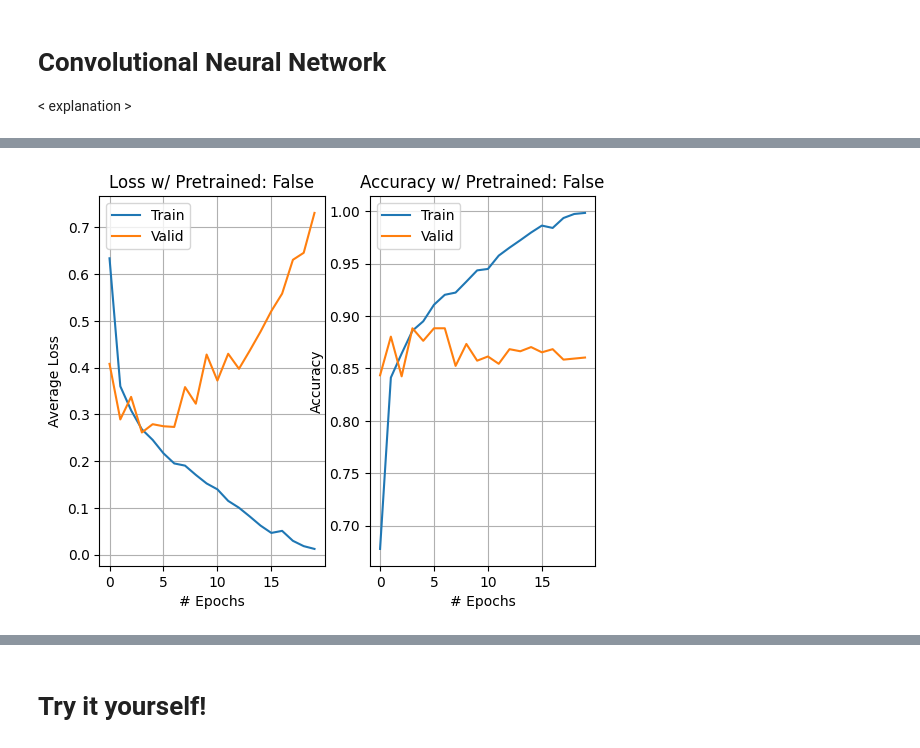
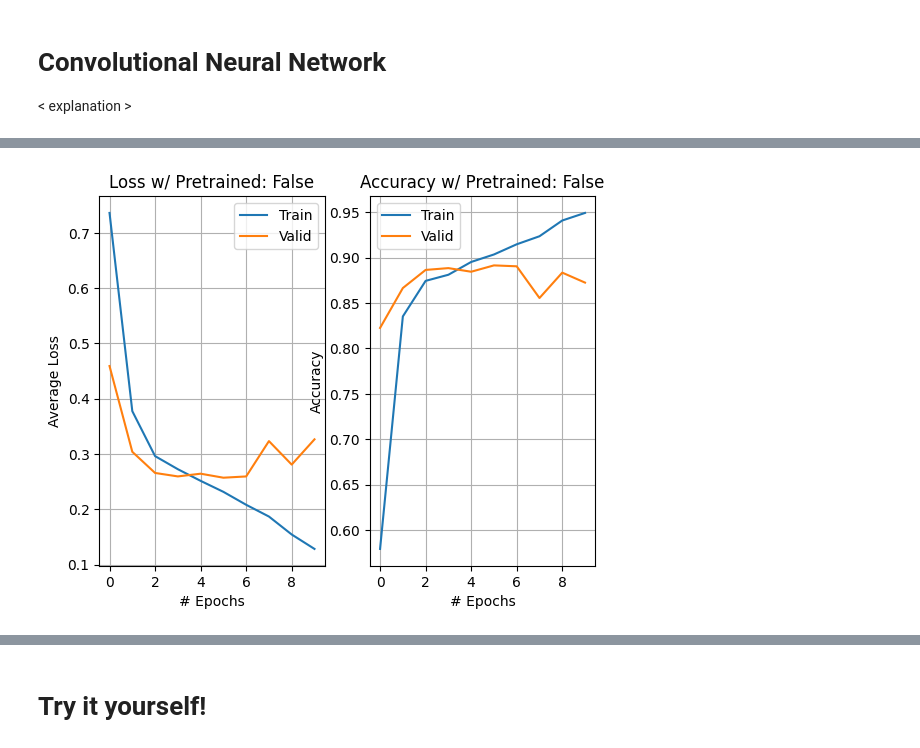
Before and after one commit to SKam23/Smile-Detector, a Jupyter notebook: 10315_Final_Project.ipynb, the cells around one changed output, grey strips where cells are left out. Cells and saved outputs as stored; diff of their text form; code cells hidden in the pictures.

```diff
--- a/10315_Final_Project.ipynb
+++ b/10315_Final_Project.ipynb
@@ -147,7 +146,9 @@ class CNN(nn.Module):
         super(CNN, self).__init__()
         self.conv1 = nn.Conv2d(3, 32, kernel_size=3, padding=1)
         self.conv2 = nn.Conv2d(32, 64, kernel_size=3, padding=1)
-        self.fc1 = nn.Linear(64 * 44 * 44, 2)
+        self.fc1 = nn.Linear(64 * 44 * 44, 128)
+        self.fc2 = nn.Linear(128, 2)
+        self.dropout = nn.Dropout(p=0.5)
 
     def forward(self, x):
         x = F.relu(self.conv1(x))
@@ -155,5 +156,27 @@ class CNN(nn.Module):
         x = F.relu(self.conv2(x))
         x = F.max_pool2d(x, 2)
         x = x.view(x.size(0), -1)
-        x = self.fc1(x)
+        x = F.relu(self.fc1(x))
+        x = self.dropout(x)
+        x = self.fc2(x)
         return x
+# %%
+class FCN(nn.Module):
+    def __init__(self):
+        super(FCN, self).__init__()
+        self.fc1 = nn.Linear(3 * 178 * 178, 512)
+        self.fc2 = nn.Linear(512, 256)
+        self.fc3 = nn.Linear(256, 128)
+        self.fc4 = nn.Linear(128, 2)
+        self.dropout = nn.Dropout(p=0.5)
+
+    def forward(self, x):
+        x = x.view(x.size(0), -1)
+        x = F.relu(self.fc1(x))
+        x = self.dropout(x)
+        x = F.relu(self.fc2(x))
+        x = self.dropout(x)
+        x = F.relu(self.fc3(x))
+        x = self.dropout(x)
+        x = self.fc4(x)
+        return x
@@ -196,7 +318,5 @@ def evaluate(model, trainDL, validDL, lossfn):
 # %%
-import torch.nn.functional as F
-
-def train(model, train_dataloader, val_dataloader, num_epochs):
+def trainFCN(model, train_dataloader, val_dataloader, num_epochs):
     # define loss function and optimizer
     criterion = nn.CrossEntropyLoss()
     optimizer = optim.Adam(model.parameters(), lr=0.001)
@@ -215,6 +335,7 @@ def train(model, train_dataloader, val_dataloader, num_epochs):
         train_total = 0
         for inputs, targets in train_dataloader:
           optimizer.zero_grad()
+          inputs = inputs.view(inputs.size(0), -1)  # flatten input
           inputs = inputs.to(device)
           targets = targets.to(device)
           outputs = model(inputs)
@@ -238,6 +359,7 @@ def train(model, train_dataloader, val_dataloader, num_epochs):
         val_total = 0
         with torch.no_grad():
             for inputs, targets in val_dataloader:
+                inputs = inputs.view(inputs.size(0), -1)  # flatten input
                 inputs = inputs.to(device)
                 targets = targets.to(device)
                 outputs = model(inputs)
@@ -256,5 +378,5 @@ def train(model, train_dataloader, val_dataloader, num_epochs):
 
     return model, train_losses, val_losses, train_accs, val_accs
 # %%
-model, train_losses, val_losses, train_accs, val_accs = train(CNN(), train_dataloader,val_dataloader,20)
+model, train_losses, val_losses, train_accs, val_accs = train(CNN(), train_dataloader,val_dataloader,10)
 # %% [output]
@@ -303,6 +435,6 @@ def plotStatistics(pretrained, epochs, trainLosses, trainAccs, validLosses, vali
     axis.grid()
     axis.legend()
 # %%
-plotStatistics(False, 20, train_losses, train_accs, val_losses, val_accs)
+plotStatistics(False, 10, train_losses, train_accs, val_losses, val_accs)
 # %% [output]
-[figure, old version]
+[figure, new version]
```
Also changed, not shown: parts of 16 cells of this notebook.
